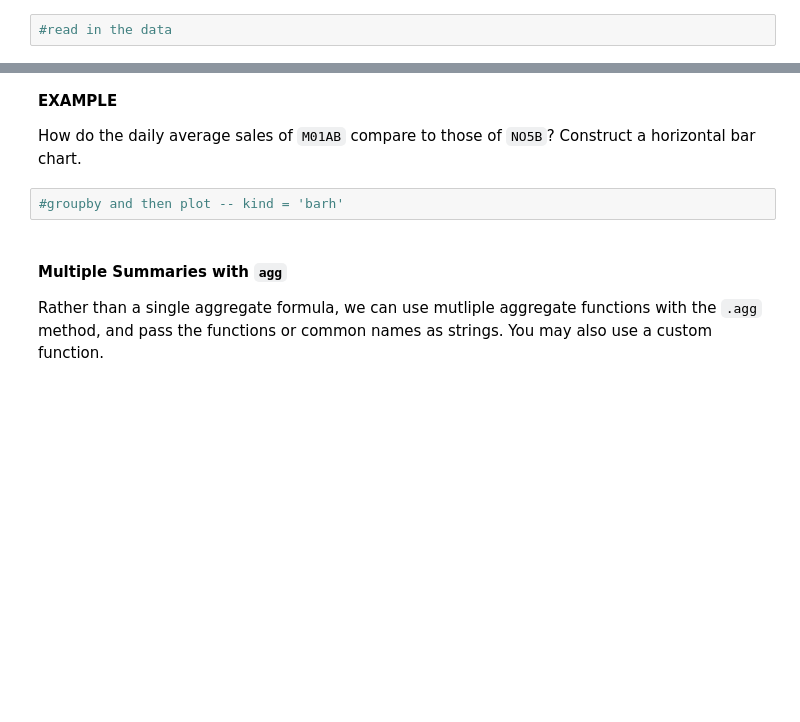
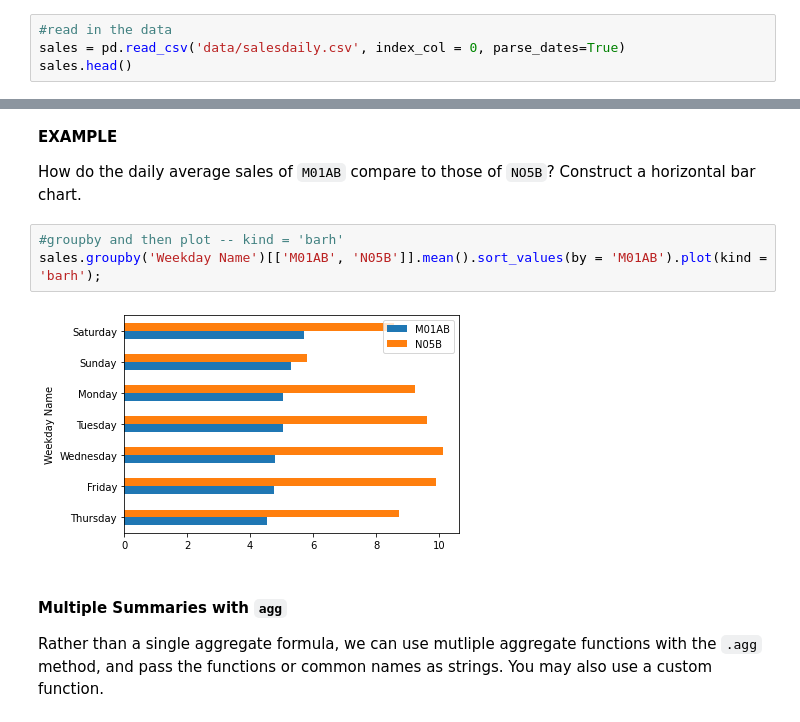
Before and after one commit to gilad247/NYU-Bootcamp, a Jupyter notebook: notebooks/module_1/class_9/data_apis.ipynb, the cells around one changed output, grey strips where cells are left out. Drawn from its saved outputs; the diff is of its cells as text; blank space fills up the shorter version.

```diff
--- a/notebooks/module_1/class_9/data_apis.ipynb
+++ b/notebooks/module_1/class_9/data_apis.ipynb
@@ -33,3 +33,5 @@ R06 - Antihistamines for systemic use
 Load in the data and be sure to set a `datetime` index.
 # %%
 #read in the data
+sales = pd.read_csv('data/salesdaily.csv', index_col = 0, parse_dates=True)
+sales.head()
@@ -41,6 +72,9 @@ Load in the data and be sure to set a `datetime` index.
 How do the daily average sales of `M01AB` compare to those of `NO5B`?  Construct a horizontal bar chart.
 # %%
 #groupby and then plot -- kind = 'barh'
+sales.groupby('Weekday Name')[['M01AB', 'N05B']].mean().sort_values(by = 'M01AB').plot(kind = 'barh');
+# %% [output]
+[figure, added]
 # %% [markdown]
 #### Multiple Summaries with `agg`
 
```
Also changed, not shown: parts of 29 cells of this notebook, 4 other files.
